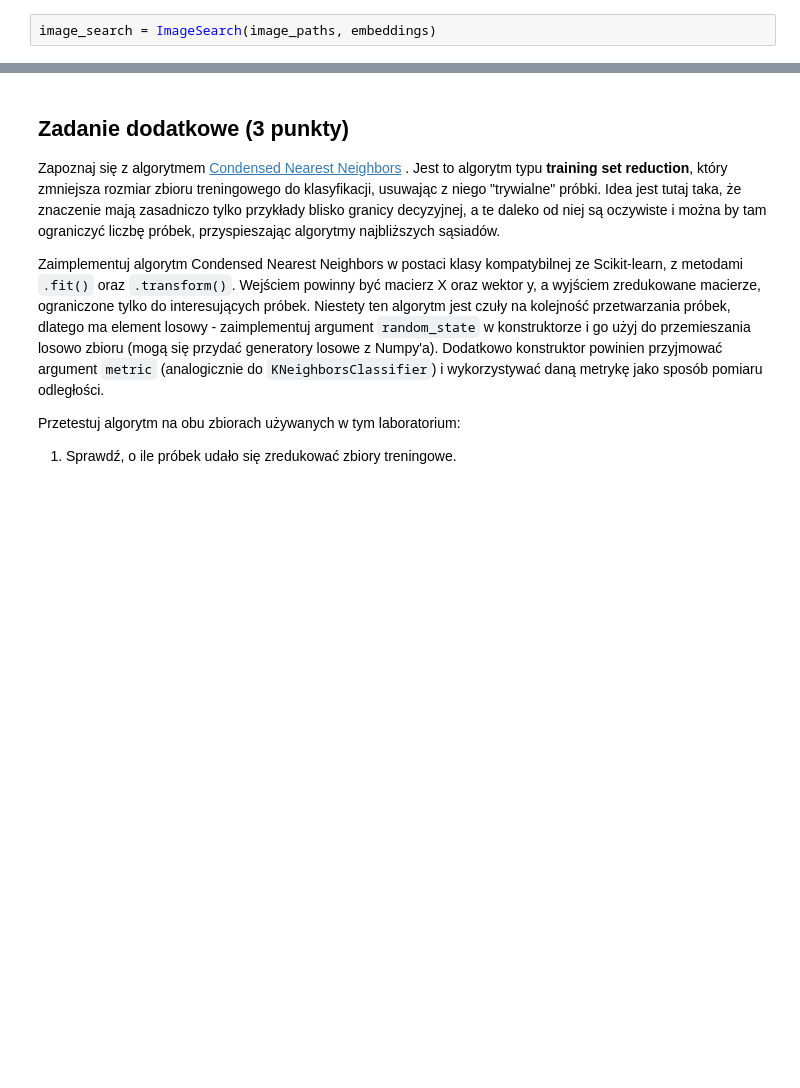
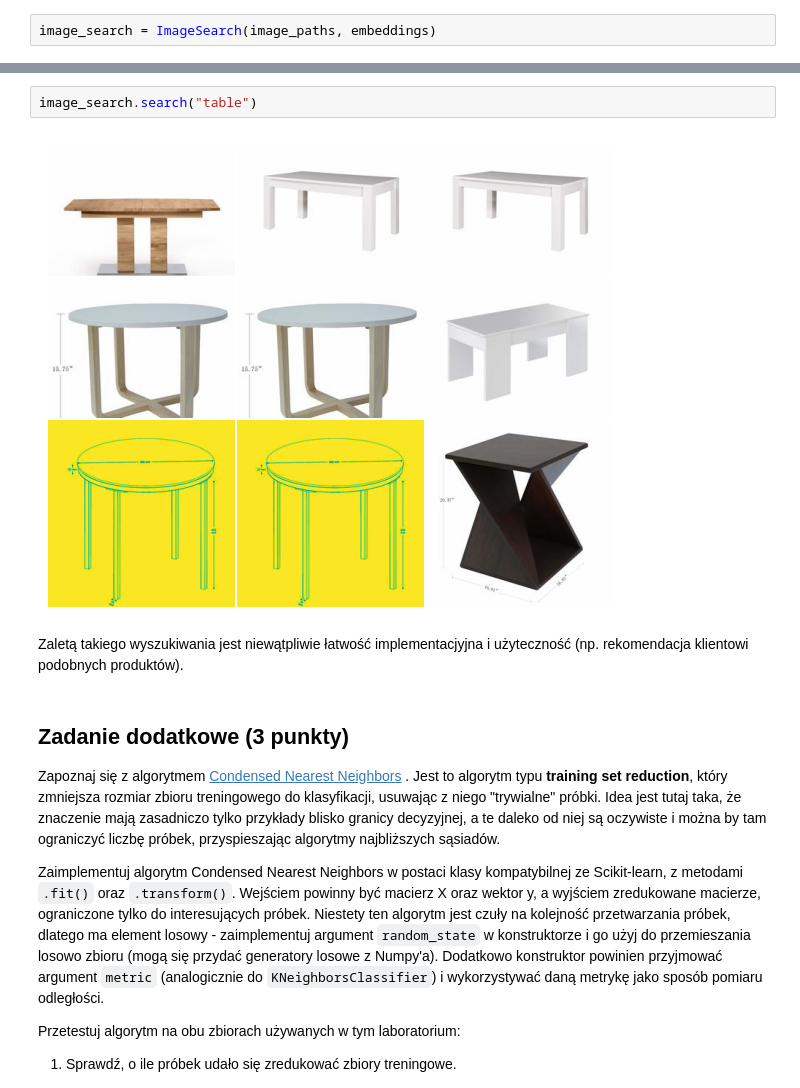
Before and after one commit to marcelijedryka/podstawy-uczenia-maszynowego-23-24, a Jupyter notebook: lab2/notebook.ipynb, the cells around one changed output, grey strips where cells are left out. Cells and saved outputs as stored; diff of their text form; blank space fills up the shorter version.

```diff
--- a/lab2/notebook.ipynb
+++ b/lab2/notebook.ipynb
@@ -748,3 +825,9 @@ image_search.search("blue pillow")
+# %%
+image_search.search("table")
+# %% [output]
+[figure, added]
+# %% [markdown]
+Zaletą takiego wyszukiwania jest niewątpliwie łatwość implementacjyjna i użyteczność (np. rekomendacja klientowi podobnych produktów).
 # %% [markdown]
 ## Zadanie dodatkowe (3 punkty)
 
```
Also changed, not shown: parts of 18 cells of this notebook.
